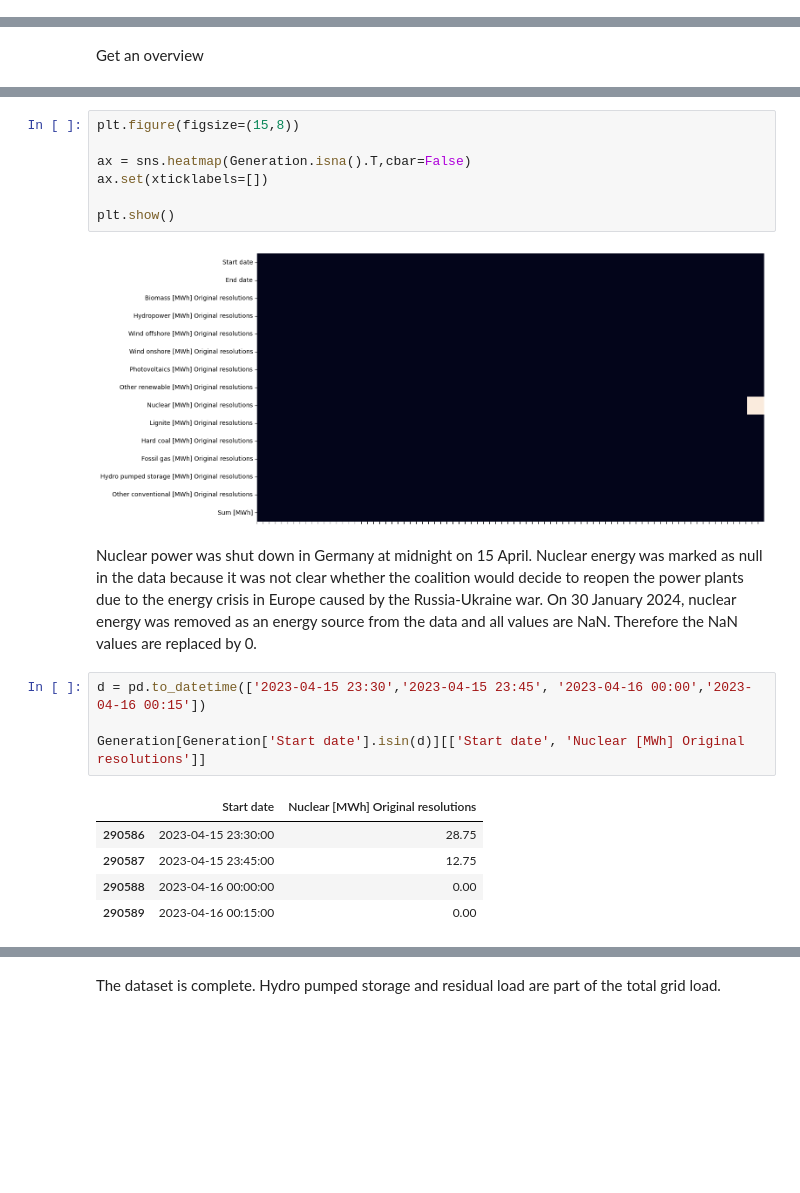
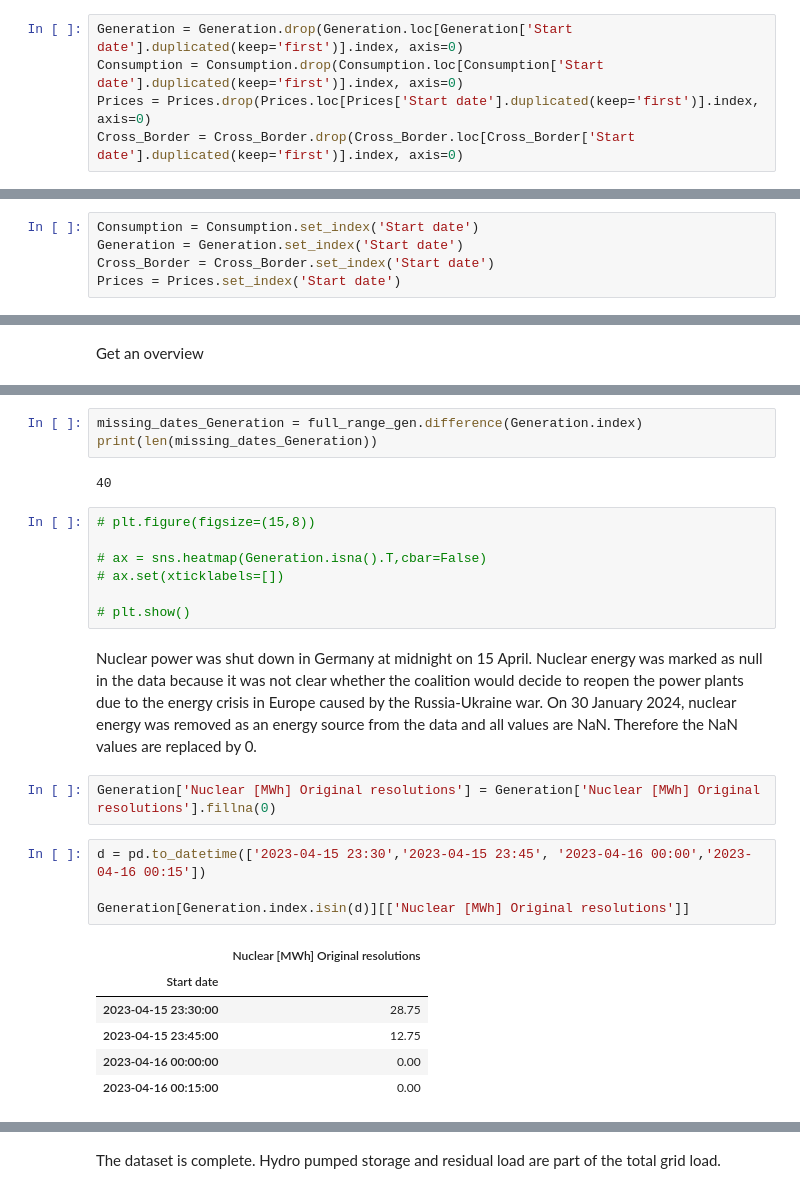
Before and after one commit to bennymiddel/Public, a Jupyter notebook: notebooks/01-data-loading-cleaning.ipynb, the cells around one changed output, grey strips where cells are left out. Drawn from its saved outputs; the diff is of its cells as text; blank space fills up the shorter version.

```diff
--- a/notebooks/01-data-loading-cleaning.ipynb
+++ b/notebooks/01-data-loading-cleaning.ipynb
@@ -147,3 +149,8 @@ Cross_Border = Cross_Border[['Start date','End date',
  'Belgium (export) [MWh] Original resolutions',
  'Belgium (import) [MWh] Original resolutions',
  'Sum [MWh]']]
+# %%
+Generation = Generation.drop(Generation.loc[Generation['Start date'].duplicated(keep='first')].index, axis=0)
+Consumption = Consumption.drop(Consumption.loc[Consumption['Start date'].duplicated(keep='first')].index, axis=0)
+Prices = Prices.drop(Prices.loc[Prices['Start date'].duplicated(keep='first')].index, axis=0)
+Cross_Border = Cross_Border.drop(Cross_Border.loc[Cross_Border['Start date'].duplicated(keep='first')].index, axis=0)
@@ -149,0 +159,5 @@ Cross_Border = Cross_Border[['Start date','End date',
+# %%
+Consumption = Consumption.set_index('Start date')
+Generation = Generation.set_index('Start date')
+Cross_Border = Cross_Border.set_index('Start date')
+Prices = Prices.set_index('Start date')
@@ -152,21 +212,27 @@ Get an overview
+# %%
+missing_dates_Generation = full_range_gen.difference(Generation.index)
+print(len(missing_dates_Generation))
+# %% [output]
+40
 # %%
-plt.figure(figsize=(15,8))
+# plt.figure(figsize=(15,8))
 
-ax = sns.heatmap(Generation.isna().T,cbar=False)
-ax.set(xticklabels=[])
+# ax = sns.heatmap(Generation.isna().T,cbar=False)
+# ax.set(xticklabels=[])
 
-plt.show()
+# plt.show()
-# %% [output]
-[figure, removed]
 # %% [markdown]
 Nuclear power was shut down in Germany at midnight on 15 April. Nuclear energy was marked as null in the data because it was not clear whether the coalition would decide to reopen the power plants due to the energy crisis in Europe caused by the Russia-Ukraine war. On 30 January 2024, nuclear energy was removed as an energy source from the data and all values are NaN. Therefore the NaN values are replaced by 0.
+# %%
+Generation['Nuclear [MWh] Original resolutions'] = Generation['Nuclear [MWh] Original resolutions'].fillna(0)
 # %%
 d = pd.to_datetime(['2023-04-15 23:30','2023-04-15 23:45', '2023-04-16 00:00','2023-04-16 00:15'])
 
-Generation[Generation['Start date'].isin(d)][['Start date', 'Nuclear [MWh] Original resolutions']]
+Generation[Generation.index.isin(d)][['Nuclear [MWh] Original resolutions']]
 # %% [output]
-|  | Start date | Nuclear [MWh] Original resolutions |
-| 290586 | 2023-04-15 23:30:00 | 28.75 |
-| 290587 | 2023-04-15 23:45:00 | 12.75 |
-| 290588 | 2023-04-16 00:00:00 | 0.00 |
-| 290589 | 2023-04-16 00:15:00 | 0.00 |
+|  | Nuclear [MWh] Original resolutions |
+| Start date |  |
+| 2023-04-15 23:30:00 | 28.75 |
+| 2023-04-15 23:45:00 | 12.75 |
+| 2023-04-16 00:00:00 | 0.00 |
+| 2023-04-16 00:15:00 | 0.00 |
```
Also changed, not shown: parts of 48 cells of this notebook.
